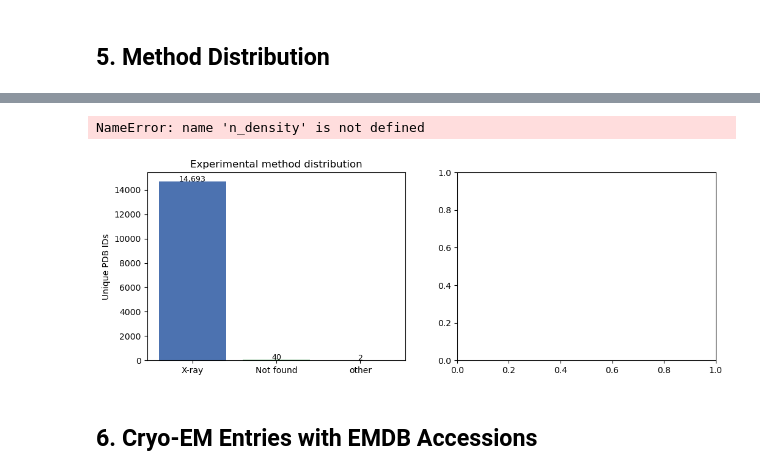
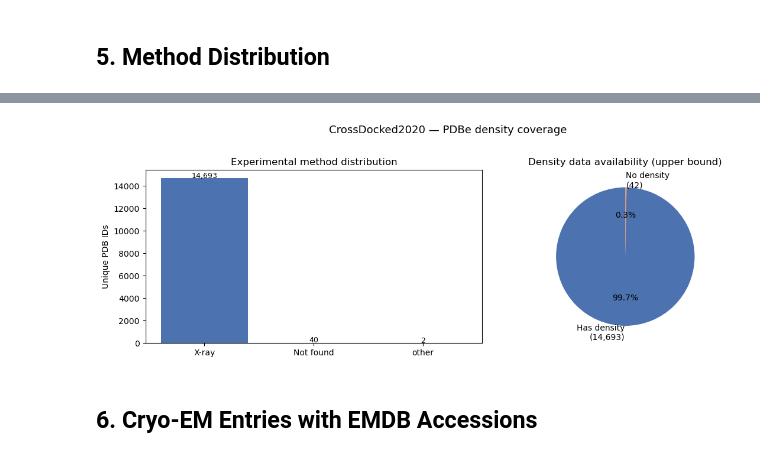
Before and after one commit to seonghyun26/VoxBind, a Jupyter notebook: notebook/crossdocked_density_coverage.ipynb, the cells around one changed output, grey strips where cells are left out. Cells and saved outputs as stored; diff of their text form; code cells hidden in the pictures.

```diff
--- a/notebook/crossdocked_density_coverage.ipynb
+++ b/notebook/crossdocked_density_coverage.ipynb
@@ -278,37 +275,38 @@ PDB IDs with no X-ray EDS map in this run (24):
 # %%
 counts = df["method_class"].value_counts()
 
 label_map = {
     "x-ray":     "X-ray",
     "em":         "cryo-EM",
     "nmr":        "NMR",
     "not_found":  "Not found",
 }
 labels = [label_map.get(k, k) for k in counts.index]
 colors = ["#4C72B0", "#55A868", "#C44E52", "#8172B2", "#937860"]
 
 fig, axes = plt.subplots(1, 2, figsize=(12, 4))
 
 # Bar chart
 axes[0].bar(labels, counts.values, color=colors[:len(counts)])
 axes[0].set_title("Experimental method distribution")
 axes[0].set_ylabel("Unique PDB IDs")
 for i, v in enumerate(counts.values):
     axes[0].text(i, v + 5, f"{v:,}", ha="center", fontsize=9)
 
-# Pie: density vs no density
+# Pie: density vs no density (upper bound: X-ray or EM method)
+# Use the same definition as in the text summary: has_density = (method_class in {"x-ray","em"}).
+n_density = int(df["has_density"].sum())
 pie_vals = [n_density, total - n_density]
 pie_labs = [f"Has density\n({n_density:,})", f"No density\n({total - n_density:,})"]
 axes[1].pie(pie_vals, labels=pie_labs, colors=["#4C72B0", "#DD8452"],
             autopct="%1.1f%%", startangle=90)
-axes[1].set_title("Density data availability")
+axes[1].set_title("Density data availability (upper bound)")
 
 plt.suptitle("CrossDocked2020 — PDBe density coverage", fontsize=13, y=1.02)
 plt.tight_layout()
 plt.show()
 # %% [output]
-NameError: name 'n_density' is not defined
-[figure, old version]
+[figure, new version]
 # %% [markdown]
 ## 6. Cryo-EM Entries with EMDB Accessions
 # %%
```
Also changed, not shown: parts of 4 cells of this notebook, 31 other files.
